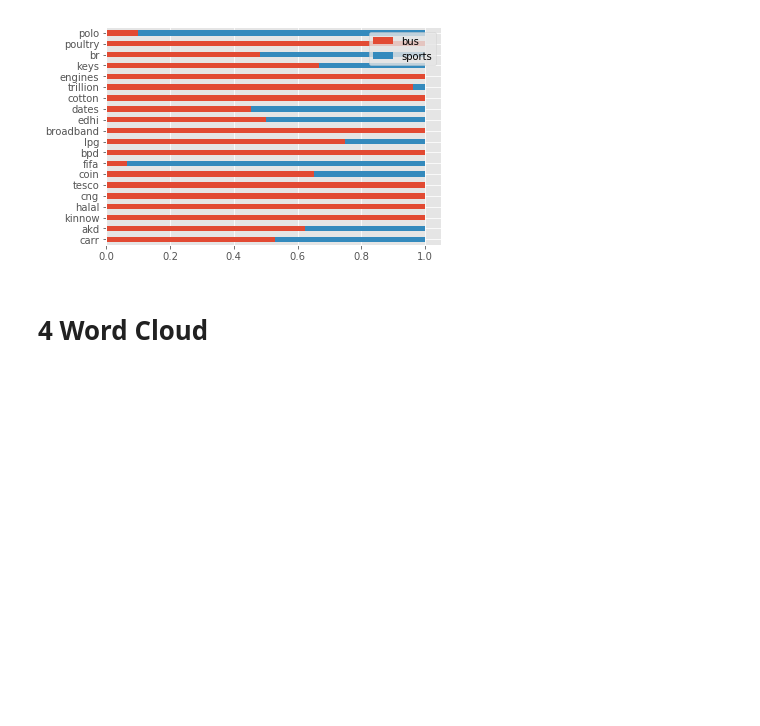
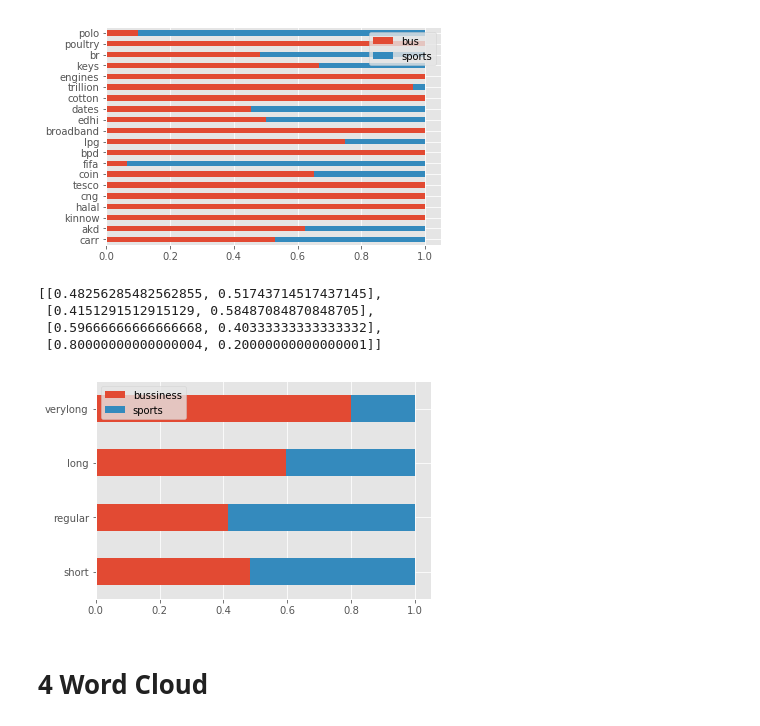
Before and after one commit to JJVincentJJ/SMUMachineLearning, a Jupyter notebook: Lab2String/Lab2.ipynb, the cells around one changed output. Saved outputs shown, nothing was run; the diff lists cells and outputs as text; code cells hidden in the pictures; blank space fills up the shorter version.

```diff
--- a/Lab2String/Lab2.ipynb
+++ b/Lab2String/Lab2.ipynb
@@ -205,0 +224,8 @@ axes.set_xlim([0.65,0.8]) # zoom in the range of difference
+# %%
+for index, row in at.iterrows():
+    row["Article"] = len(row["Article"])
+at['Article'] = pd.cut(at['Article'],[0,1000,2000,3000,1e6],
+                                 labels=['short','regular','long','very long'])
+bus = at[at['NewsType']=='business']
+sport = at[at['NewsType'] == 'sports']
+sport.head()
@@ -238,6 +271,33 @@ ax.set_yticklabels(plot2.word)
 plt.show()
 # %% [output]
 [figure]
+# %%
+buscounted = bus["Article"].value_counts()
+sportcounted = sport["Article"].value_counts()
+lengraph = [[1,1], [1,1], [1,1],[1,1]]
+for i in range (0,4):
+    for j in range (0,2):
+        if j == 0:
+            lengraph[i][j] = buscounted.values[i]
+        else:
+            lengraph[i][j] = sportcounted.values[i]
+for i in range (0,4):
+    total = lengraph[i][0] + lengraph[i][1]
+    lengraph[i][0] = lengraph[i][0]/ total
+    lengraph[i][1] = lengraph[i][1]/ total
+lengraph
+# %% [output]
+[[0.48256285482562855, 0.51743714517437145],
+ [0.4151291512915129, 0.58487084870848705],
+ [0.59666666666666668, 0.40333333333333332],
+ [0.80000000000000004, 0.20000000000000001]]
+# %%
+leng_graph = pd.DataFrame(data = lengraph, columns = ["bussiness","sports"])
+ax = leng_graph.plot(kind="barh",stacked = True)
+ax.set_yticklabels(["short","regular","long","verylong"])
+plt.show()
+# %% [output]
+[figure, added]
 # %% [markdown]
 # 4 Word Cloud
 # %%
```
Also changed, not shown: parts of 3 cells of this notebook.
